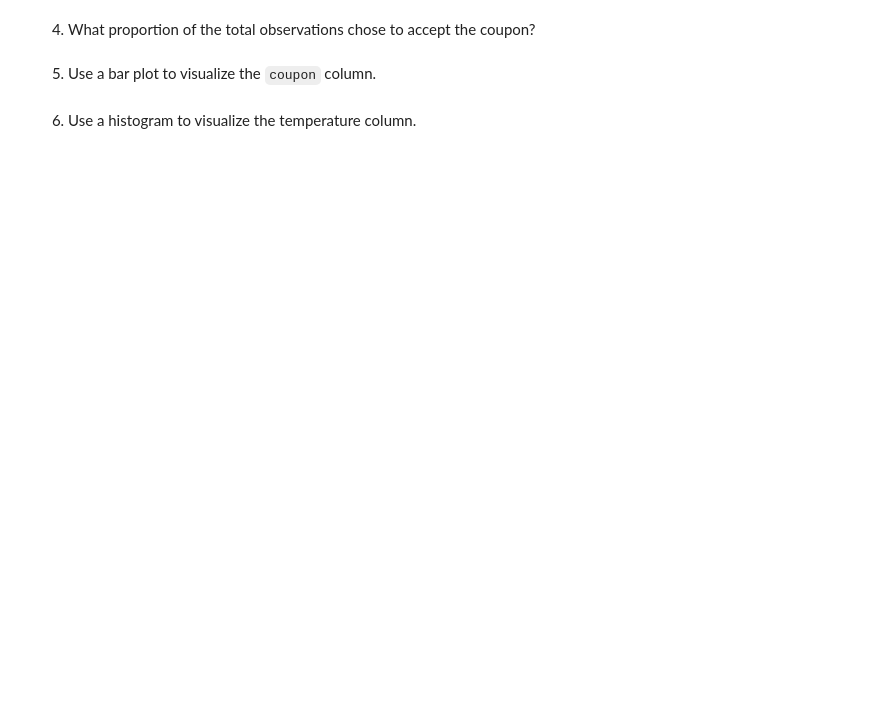
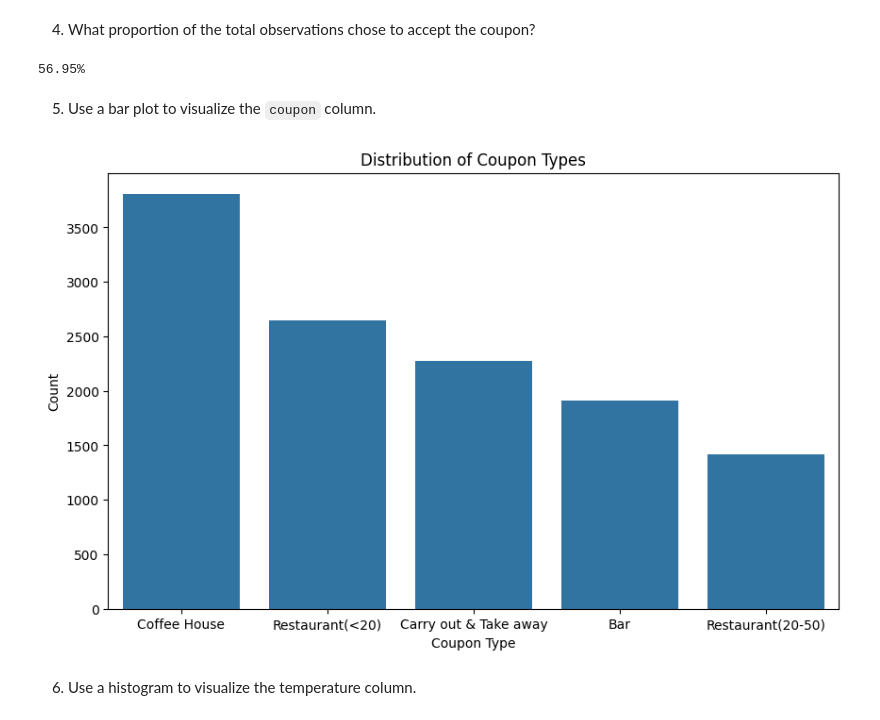
Before and after one commit to jojasan/berkeley-ai-hw5, a Jupyter notebook: prompt.ipynb, the cells around one changed output. Saved outputs shown, nothing was run; the diff lists cells and outputs as text; code cells hidden in the pictures; blank space fills up the shorter version.

Commit message:
started investigating the bar coupons

```diff
--- a/prompt.ipynb
+++ b/prompt.ipynb
@@ -132,0 +154,12 @@ Name: count, dtype: int64
+# %%
+# Count NaNs in these columns for each row and save in new column
+data['NaN_count'] = data[['Bar', 'CoffeeHouse', 'CarryAway', 'RestaurantLessThan20', 'Restaurant20To50']].isnull().sum(axis=1)
+
+# Groupby the NaN_count and print results
+nan_counts_summary = data.groupby('NaN_count').size().reset_index(name='Number of Rows')
+nan_counts_summary['% NaN'] = nan_counts_summary['Number of Rows'] / 12684
+
+# Print results
+nan_counts_summary['% NaN'] = nan_counts_summary['% NaN'].apply(lambda x: f"{x:.2%}") # this is just to print prettier percentages
+print("Summary of NaN counts:")
+print(nan_counts_summary)
@@ -133,2 +248,14 @@ Name: count, dtype: int64
 # %% [markdown]
 3. Decide what to do about your missing data -- drop, replace, other...
+# %%
+# Cleaning data based on all previous conclusions
+cleaned_data = data[data['car'] != 'do not drive'] # remove car = do not drive
+cleaned_data = cleaned_data[cleaned_data['NaN_count'] == 0] # remove rows with any # of NaN values
+cleaned_data = cleaned_data.drop("toCoupon_GEQ5min", axis=1) # remove column 'toCoupon_GEQ5min'
+cleaned_data = cleaned_data.drop("direction_opp", axis=1) # remove column 'direction_opp'
+
+print("------ Sample of cleaned dataframe: -------")
+print(cleaned_data.sample(5))
+print("\n------ Cleaned data stats: -------")
+print("Rows remaining in cleaned dataframe = " + str(len(cleaned_data)))
+print("# of rows dropped = " + str(len(data) - len(cleaned_data)))
@@ -135,6 +280,29 @@ Name: count, dtype: int64
 # %% [markdown]
 4. What proportion of the total observations chose to accept the coupon?
+# %%
+# Note that from here onwards I will be using the cleaned_data df since that's my quality checked data
+# I will get the rows where Y = 1 (accepted) and count the number of rows. Then divide by the total size of the dataframe
+drivers_accepted_coupon = cleaned_data[cleaned_data['Y'] == 1]
+pc_accepted = len(drivers_accepted_coupon) / len(cleaned_data)
+print(f"{pc_accepted:.2%}")
+# %% [output]
+56.95%
 # %% [markdown]
 5. Use a bar plot to visualize the `coupon` column.
+# %%
+# Set the figure size
+plt.figure(figsize=(10, 6))
+
+# Create the plot. Note that I used countplot instead of barplot for conciseness (otherwise cleaned_data['coupon'].value_counts() would have been required)
+sns.countplot(data=cleaned_data, x='coupon', order=cleaned_data['coupon'].value_counts().index) # Order bars by frequency
+
+# Add titles and labels
+plt.title('Distribution of Coupon Types')
+plt.xlabel('Coupon Type')
+plt.ylabel('Count')
+
+plt.show()
+# %% [output]
+[figure, added]
 # %% [markdown]
 6. Use a histogram to visualize the temperature column.
```
Also changed, not shown: parts of 26 cells of this notebook.
